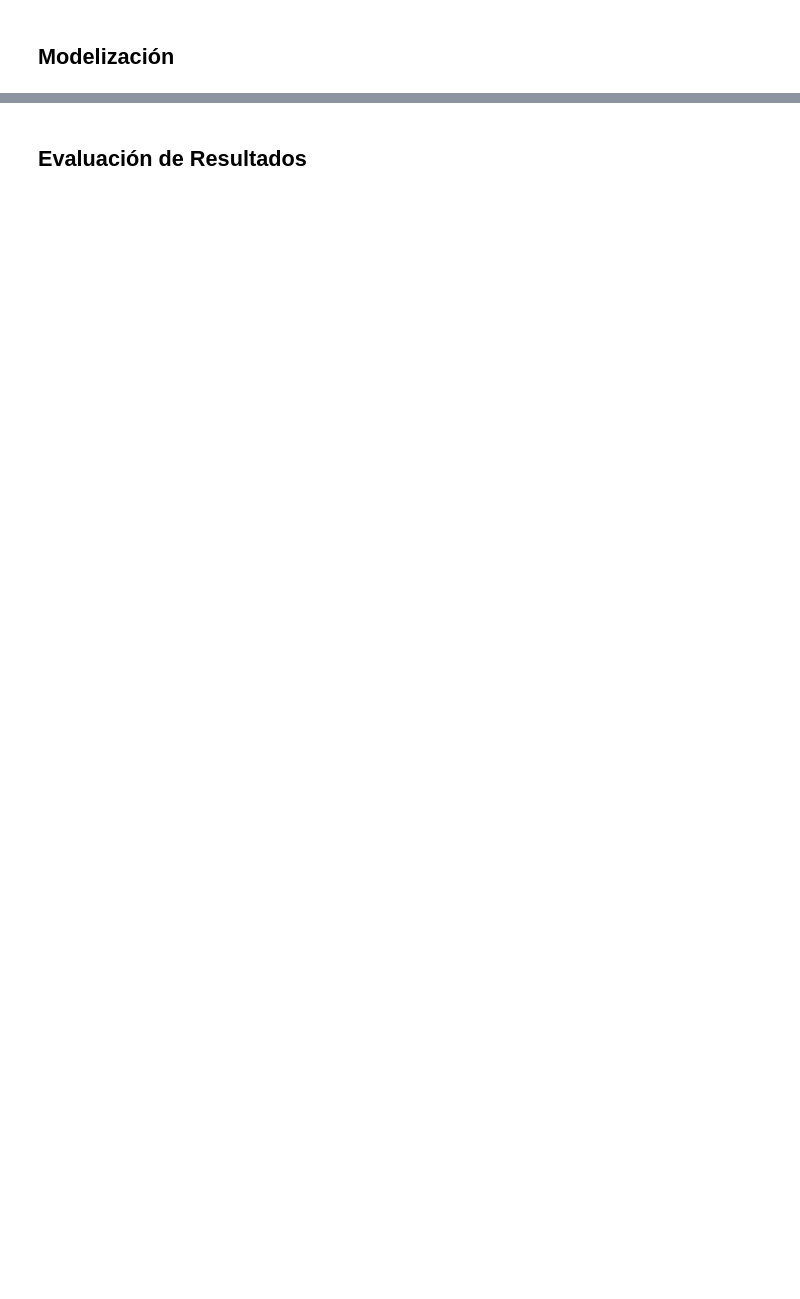
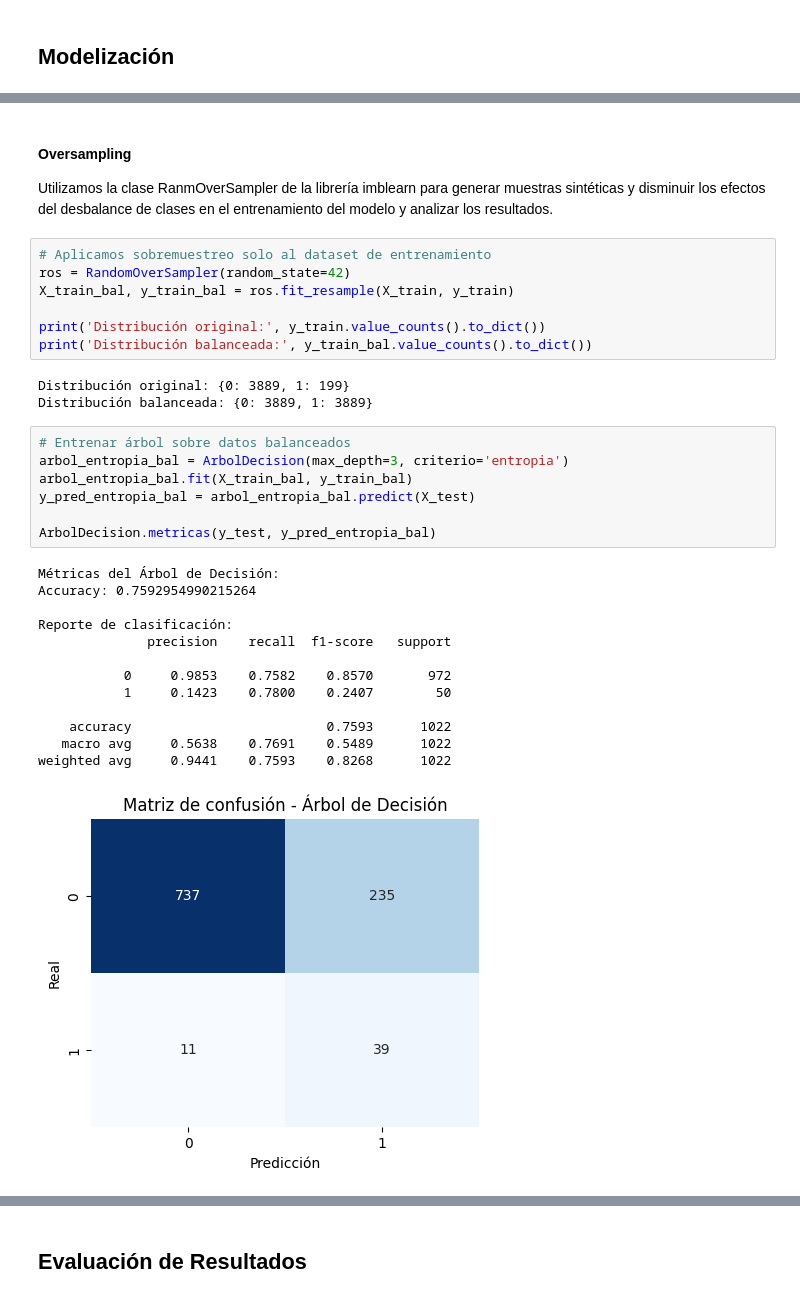
Before and after one commit to antonellagambarte/aprMaqI, a Jupyter notebook: tpfinal.ipynb, the cells around one changed output, grey strips where cells are left out. Cells and saved outputs as stored; diff of their text form; blank space fills up the shorter version.

```diff
--- a/tpfinal.ipynb
+++ b/tpfinal.ipynb
@@ -444,0 +626,35 @@ X_train.head()
+# %% [markdown]
+#### Oversampling
+
+Utilizamos la clase RanmOverSampler de la librería imblearn para generar muestras sintéticas y disminuir los efectos del desbalance de clases en el entrenamiento del modelo y analizar los resultados.
+# %%
+# Aplicamos sobremuestreo solo al dataset de entrenamiento
+ros = RandomOverSampler(random_state=42)
+X_train_bal, y_train_bal = ros.fit_resample(X_train, y_train)
+
+print('Distribución original:', y_train.value_counts().to_dict())
+print('Distribución balanceada:', y_train_bal.value_counts().to_dict())
+# %% [output]
+Distribución original: {0: 3889, 1: 199}
+Distribución balanceada: {0: 3889, 1: 3889}
+# %%
+# Entrenar árbol sobre datos balanceados
+arbol_entropia_bal = ArbolDecision(max_depth=3, criterio='entropia')
+arbol_entropia_bal.fit(X_train_bal, y_train_bal)
+y_pred_entropia_bal = arbol_entropia_bal.predict(X_test)
+
+ArbolDecision.metricas(y_test, y_pred_entropia_bal)
+# %% [output]
+Métricas del Árbol de Decisión:
+Accuracy: 0.7592954990215264
+
+Reporte de clasificación:
+              precision    recall  f1-score   support
+
+           0     0.9853    0.7582    0.8570       972
+           1     0.1423    0.7800    0.2407        50
+
+    accuracy                         0.7593      1022
+   macro avg     0.5638    0.7691    0.5489      1022
+weighted avg     0.9441    0.7593    0.8268      1022
+[figure, added]
```
Also changed, not shown: parts of 16 cells of this notebook.
